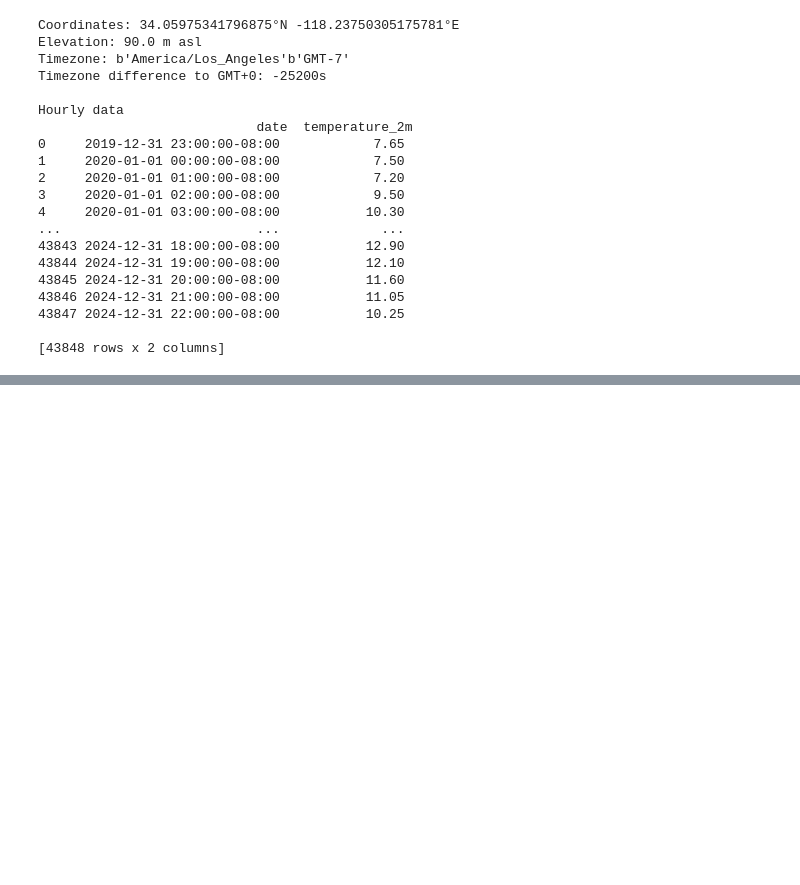
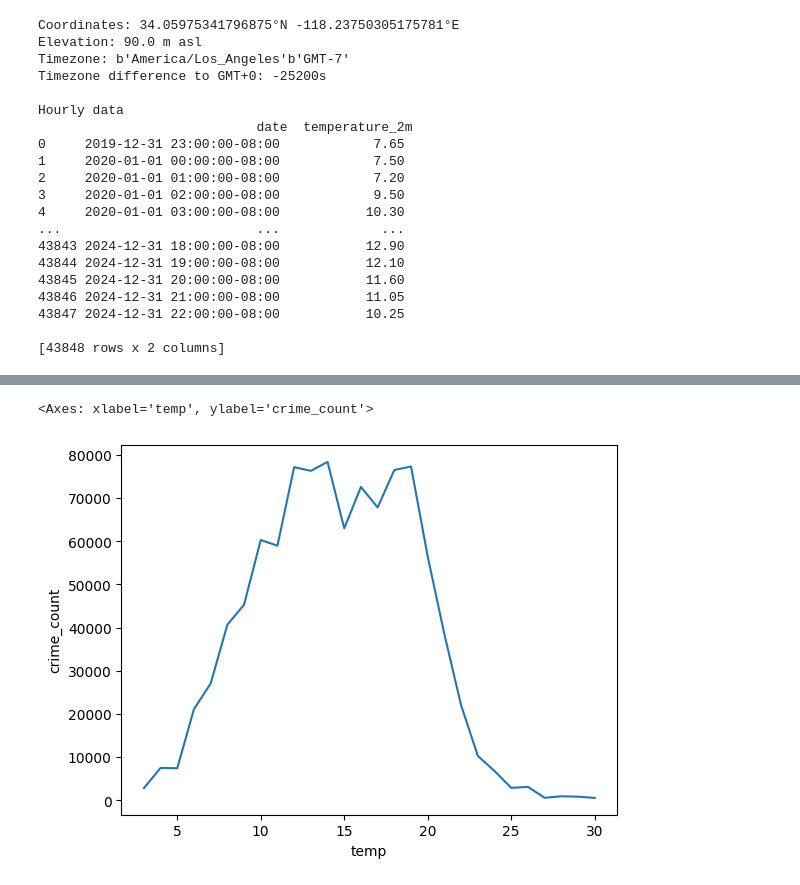
Before and after one commit to arminas553/datamining, a Jupyter notebook: Project_2.ipynb, the cells around one changed output, grey strips where cells are left out. Cells and saved outputs as stored; diff of their text form; code cells hidden in the pictures; blank space fills up the shorter version.

```diff
--- a/Project_2.ipynb
+++ b/Project_2.ipynb
@@ -388,0 +509,5 @@ sns.scatterplot(data=crime_by_temp, x='temp', y='crime_count')
+# %%
+sns.lineplot(data=crime_by_temp, x='temp', y='crime_count')
+# %% [output]
+<Axes: xlabel='temp', ylabel='crime_count'>
+[figure, added]
```
Also changed, not shown: parts of 18 cells of this notebook.
